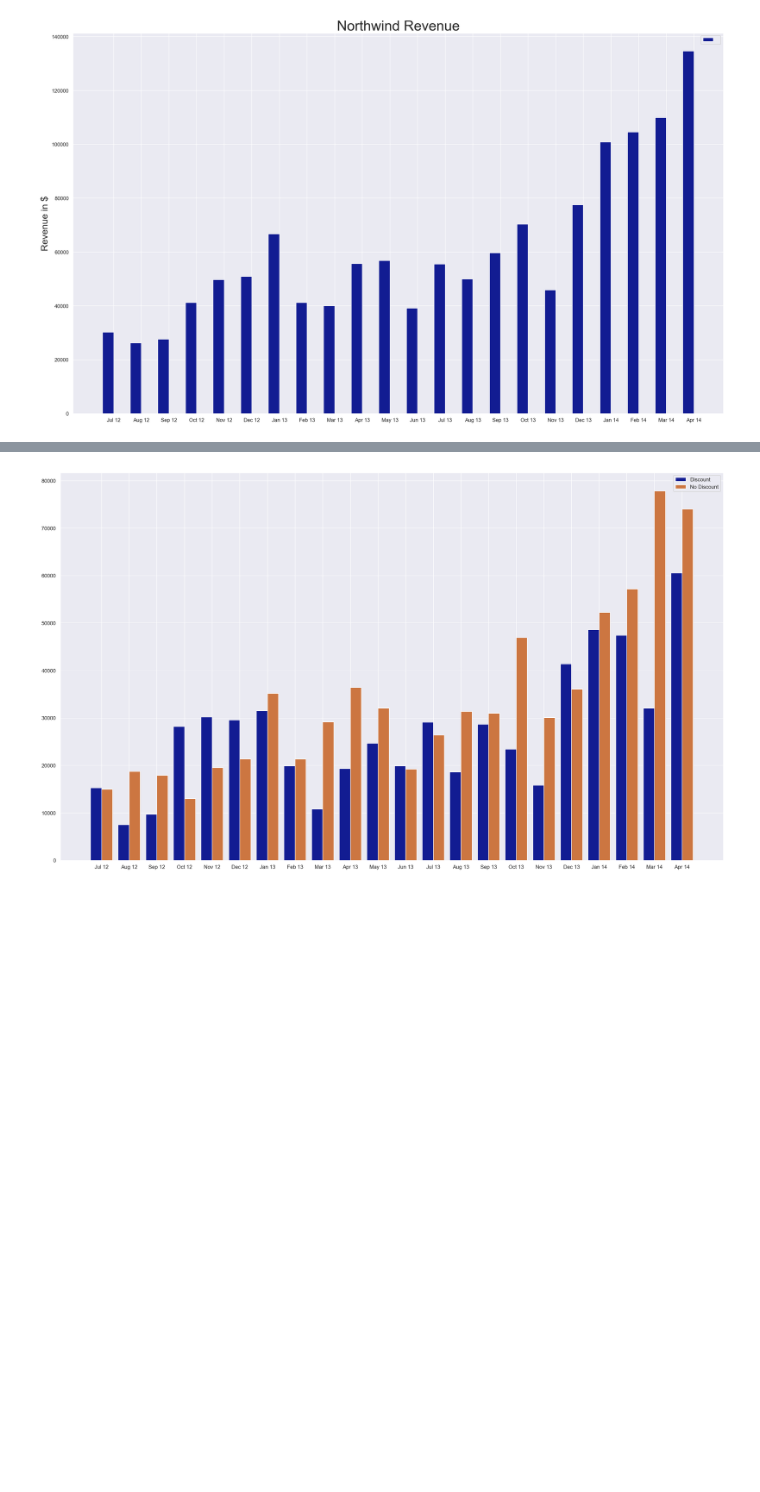
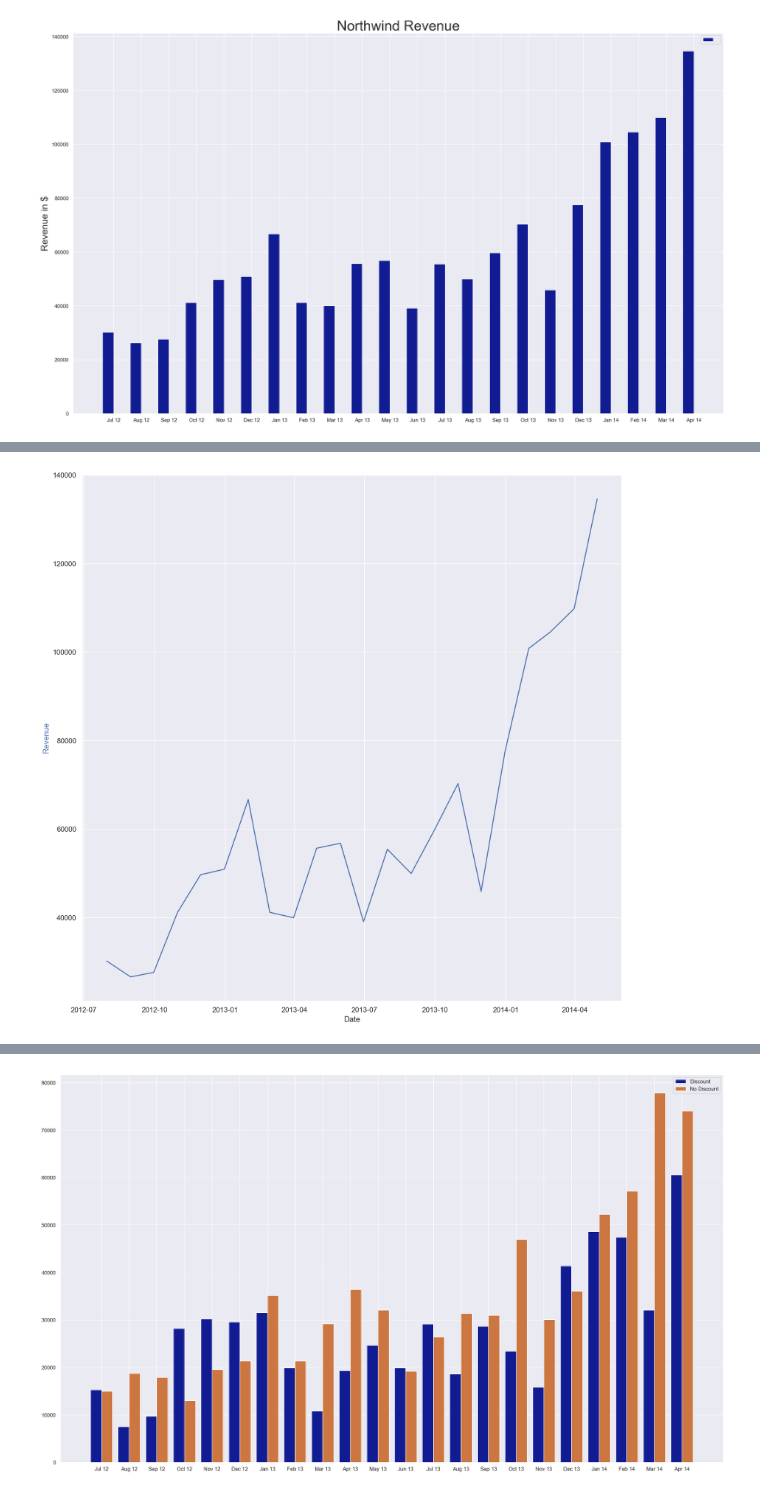
Before and after one commit to AnnikaNoren/dsc-mod-3-project-online-ds-pt-071519, a Jupyter notebook: Project.ipynb, the cells around one changed output, grey strips where cells are left out. Drawn from its saved outputs; the diff is of its cells as text; code cells hidden in the pictures; blank space fills up the shorter version.

```diff
--- a/Project.ipynb
+++ b/Project.ipynb
@@ -160,0 +191,4 @@ ax.legend()
+# %%
+df['OrderDate'] =  pd.to_datetime(df['OrderDate'])
+df = df.set_index(['OrderDate'])
+df.info()
@@ -160,0 +203,3 @@ ax.legend()
+# %%
+df['revenue'] = df['UnitPrice'] * df['Quantity']
+df.head()
@@ -160,0 +214,3 @@ ax.legend()
+# %%
+df_resampled = df.resample('M').sum()
+df_resampled
@@ -160,0 +236,3 @@ ax.legend()
+# %%
+df_resampled = df_resampled.truncate(after='2014-04-30')
+df_resampled
@@ -161,3 +258,15 @@ ax.legend()
+# %%
+fig, ax1 = plt.subplots()
+plt.rcParams['figure.figsize'] = 15,15
+
+ax1.plot(df_resampled.index, df_resampled['revenue'])
+
+ax1.set_xlabel('Date')
+ax1.set_ylabel('Revenue', color='b')
+
+plt.show()
+# %% [output]
+[figure, added]
 # %%
 # Investigation into spike in sales from Nov 2013 to April 2014
 
```
Also changed, not shown: parts of 21 cells of this notebook, 2 other files.
